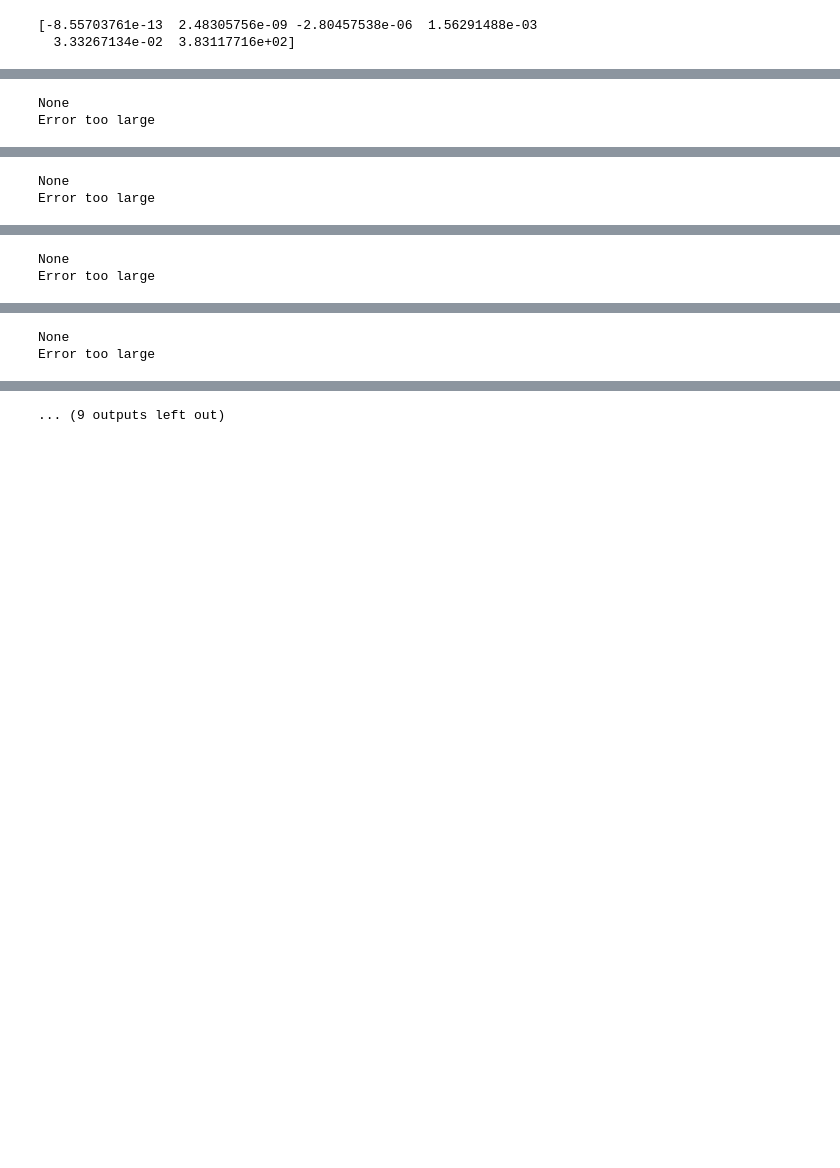
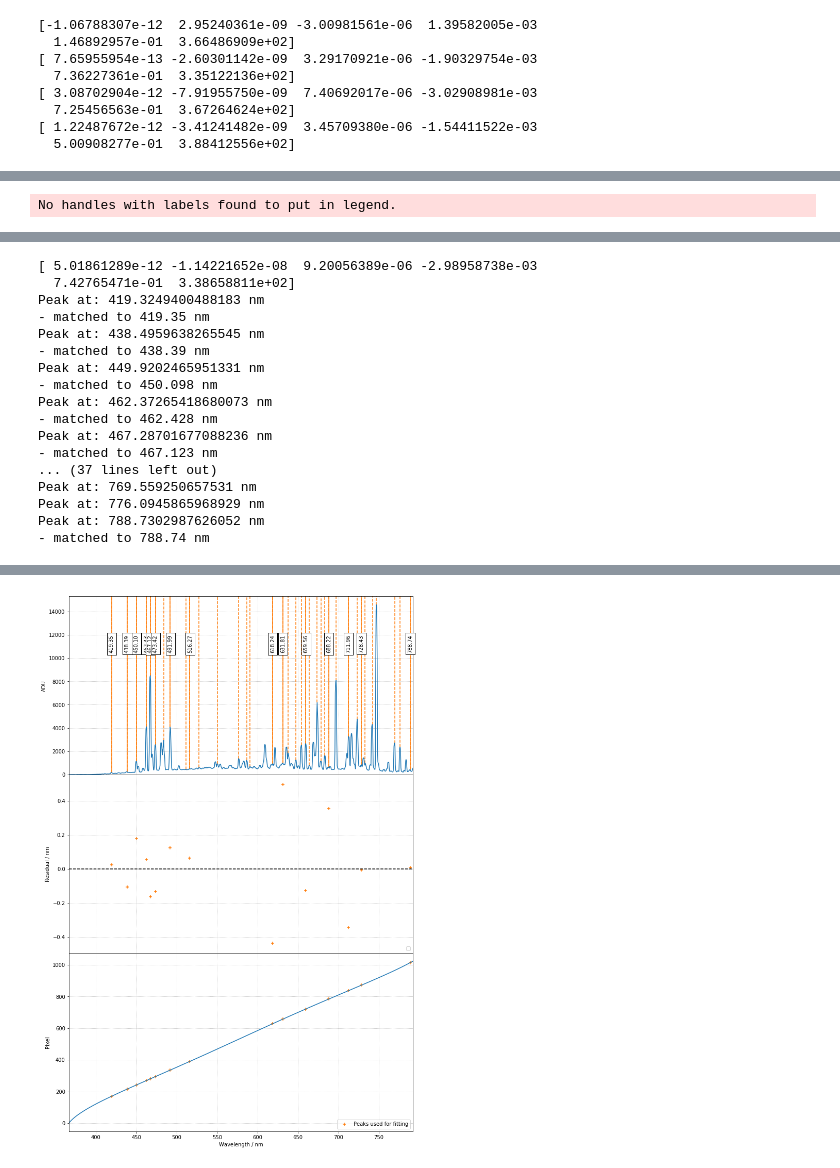
Before and after one commit to jveitchmichaelis/rascal, a Jupyter notebook: calibration_test.ipynb, the cells around one changed output, grey strips where cells are left out. Drawn from its saved outputs; the diff is of its cells as text; code cells hidden in the pictures; blank space fills up the shorter version.

```diff
--- a/calibration_test.ipynb
+++ b/calibration_test.ipynb
@@ -58,6 +48,7 @@ c.set_fit_constraints(
     fittype='poly')
 
 # Providing known pixel-wavelength mapping
-c.set_known_pairs([269, 635.6024, 803.5022, 912], [462.428, 631.806, 711.96, 764.202])
-best_p = c.fit(sample_size=10, max_tries=10000, top_n=10)
+#c.set_known_pairs([635.6024, 803.5022], [631.806, 711.96])
+best_p = c.fit(mode='fast', progress=False)
+c.plot_fit(spectrum, best_p)
 # %% [output]
@@ -66,2 +55,8 @@ best_p = c.fit(sample_size=10, max_tries=10000, top_n=10)
-[-8.55703761e-13  2.48305756e-09 -2.80457538e-06  1.56291488e-03
-  3.33267134e-02  3.83117716e+02]
+[-1.06788307e-12  2.95240361e-09 -3.00981561e-06  1.39582005e-03
+  1.46892957e-01  3.66486909e+02]
+[ 7.65955954e-13 -2.60301142e-09  3.29170921e-06 -1.90329754e-03
+  7.36227361e-01  3.35122136e+02]
+[ 3.08702904e-12 -7.91955750e-09  7.40692017e-06 -3.02908981e-03
+  7.25456563e-01  3.67264624e+02]
+[ 1.22487672e-12 -3.41241482e-09  3.45709380e-06 -1.54411522e-03
+  5.00908277e-01  3.88412556e+02]
@@ -69,2 +63 @@ best_p = c.fit(sample_size=10, max_tries=10000, top_n=10)
-None
-Error too large
+No handles with labels found to put in legend.
@@ -72,2 +64,17 @@ Error too large
-None
-Error too large
+[ 5.01861289e-12 -1.14221652e-08  9.20056389e-06 -2.98958738e-03
+  7.42765471e-01  3.38658811e+02]
+Peak at: 419.3249400488183 nm
+- matched to 419.35 nm
+Peak at: 438.4959638265545 nm
+- matched to 438.39 nm
+Peak at: 449.9202465951331 nm
+- matched to 450.098 nm
+Peak at: 462.37265418680073 nm
+- matched to 462.428 nm
+Peak at: 467.28701677088236 nm
+- matched to 467.123 nm
+... (37 lines left out)
+Peak at: 769.559250657531 nm
+Peak at: 776.0945865968929 nm
+Peak at: 788.7302987626052 nm
+- matched to 788.74 nm
@@ -75,2 +80,0 @@ Error too large
-None
-Error too large
@@ -78,2 +80,0 @@ Error too large
-None
-Error too large
@@ -81,2 +81,2 @@ Error too large
-... (9 outputs left out)
+[figure, added]
 # %%
```
Also changed, not shown: parts of 5 cells of this notebook, 2 other files.
